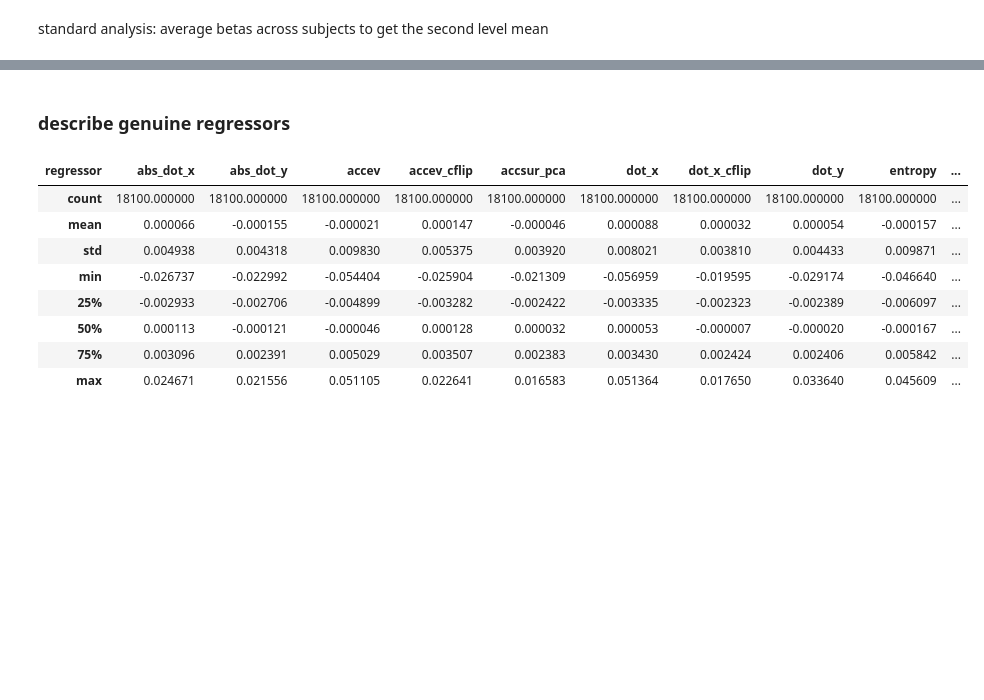
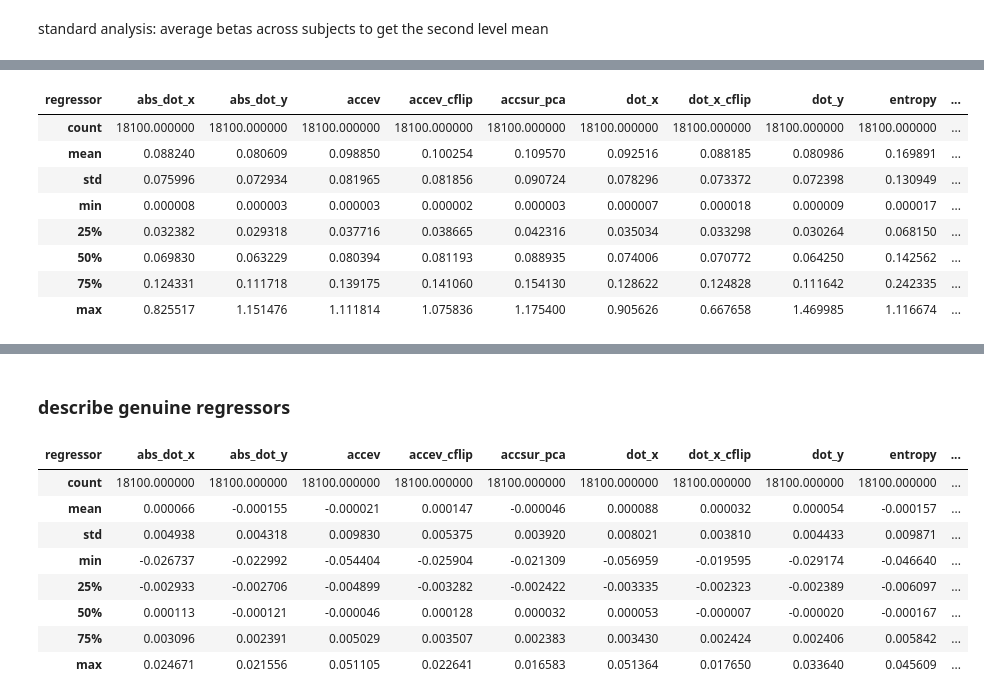
Before and after one commit to sbitzer/BeeMEG, a Jupyter notebook: MEG_sequential.ipynb, the cells around one changed output, grey strips where cells are left out. Drawn from its saved outputs; the diff is of its cells as text; code cells hidden in the pictures; blank space fills up the shorter version.

```diff
--- a/MEG_sequential.ipynb
+++ b/MEG_sequential.ipynb
@@ -29,10 +30,14 @@ select results file and get necessary parameters
 # resfile = helpers.resultsdir + '/meg_sequential_201705311314.h5'
 
 # source GLM, trialregs_dot = 5, baseline = (-0.3, 0), choice flipped dot_x and accev
-resfile = helpers.resultsdir + '/source_sequential_201706141650.h5'
+# resfile = helpers.resultsdir + '/source_sequential_201706141650.h5'
 
 # source GLM, trialregs_dot = 5, baseline = (-0.3, 0), choice flipped dot_x and accev, move_dist, sum_dot_y_prev
-resfile = '/media/bitzer/Data/source_sequential_201706191442.h5.tmp'
+# resfile = helpers.resultsdir + '/source_sequential_201706191442.h5'
+
+# source GLM, trialregs_dot = 5, baseline = (-0.3, 0), choice flipped dot_x and accev, move_dist, sum_dot_y_prev
+# constregs=0 for 1st dot
+resfile = helpers.resultsdir + '/source_sequential_201706201654.h5'
 
 #evoked = helpers.load_evoked_container(window=pd.read_hdf(resfile, 'window'))
 evoked = helpers.load_evoked_container(window=[0, 0.9])
@@ -152,2 +168,7 @@ perms = second_level.index.levels[0]
 # %% [markdown]
 standard analysis: average betas across subjects to get the second level mean
+# %%
+first_level = pd.read_hdf(resfile, 'first_level')
+sl2 = pd.read_hdf(resfile, 'second_level')
+perms = second_level.index.levels[0]
+sl2.head()
@@ -153,0 +185,17 @@ standard analysis: average betas across subjects to get the second level mean
+# %%
+tvals2 = (sl2.xs('mean', axis=1, level='measure')  /
+         sl2.xs('std', axis=1, level='measure') * np.sqrt(34))
+tvals2['accev'] = -tvals2['accev']
+# %%
+abserr = (tvals.xs(0, level='permnr') - tvals2.xs(0, level='permnr')).abs()
+abserr.describe()
+# %% [output]
+| regressor | abs_dot_x | abs_dot_y | accev | accev_cflip | accsur_pca | dot_x | dot_x_cflip | dot_y | entropy | ... |
+| count | 18100.000000 | 18100.000000 | 18100.000000 | 18100.000000 | 18100.000000 | 18100.000000 | 18100.000000 | 18100.000000 | 18100.000000 | ... |
+| mean | 0.088240 | 0.080609 | 0.098850 | 0.100254 | 0.109570 | 0.092516 | 0.088185 | 0.080986 | 0.169891 | ... |
+| std | 0.075996 | 0.072934 | 0.081965 | 0.081856 | 0.090724 | 0.078296 | 0.073372 | 0.072398 | 0.130949 | ... |
+| min | 0.000008 | 0.000003 | 0.000003 | 0.000002 | 0.000003 | 0.000007 | 0.000018 | 0.000009 | 0.000017 | ... |
+| 25% | 0.032382 | 0.029318 | 0.037716 | 0.038665 | 0.042316 | 0.035034 | 0.033298 | 0.030264 | 0.068150 | ... |
+| 50% | 0.069830 | 0.063229 | 0.080394 | 0.081193 | 0.088935 | 0.074006 | 0.070772 | 0.064250 | 0.142562 | ... |
+| 75% | 0.124331 | 0.111718 | 0.139175 | 0.141060 | 0.154130 | 0.128622 | 0.124828 | 0.111642 | 0.242335 | ... |
+| max | 0.825517 | 1.151476 | 1.111814 | 1.075836 | 1.175400 | 0.905626 | 0.667658 | 1.469985 | 1.116674 | ... |
```
Also changed, not shown: parts of 42 cells of this notebook.
